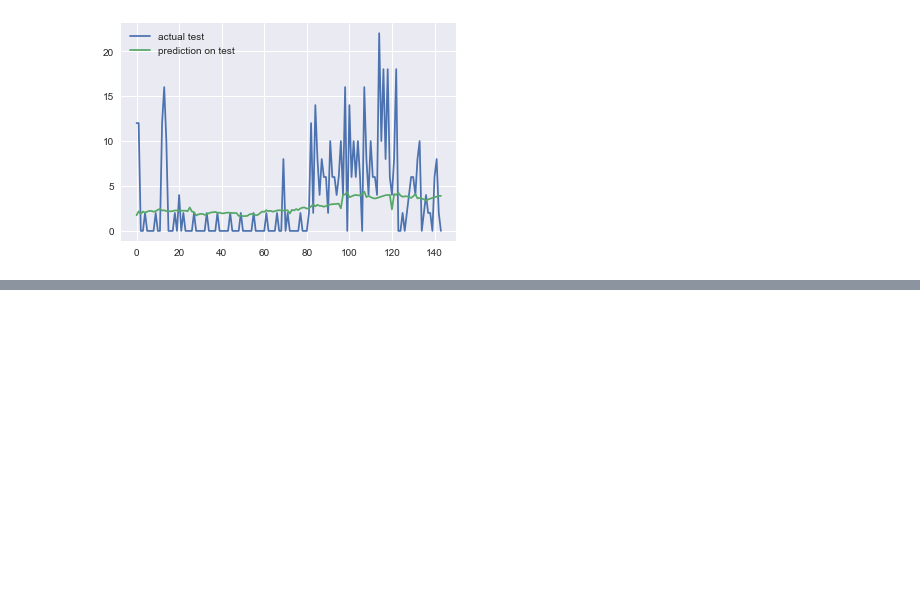
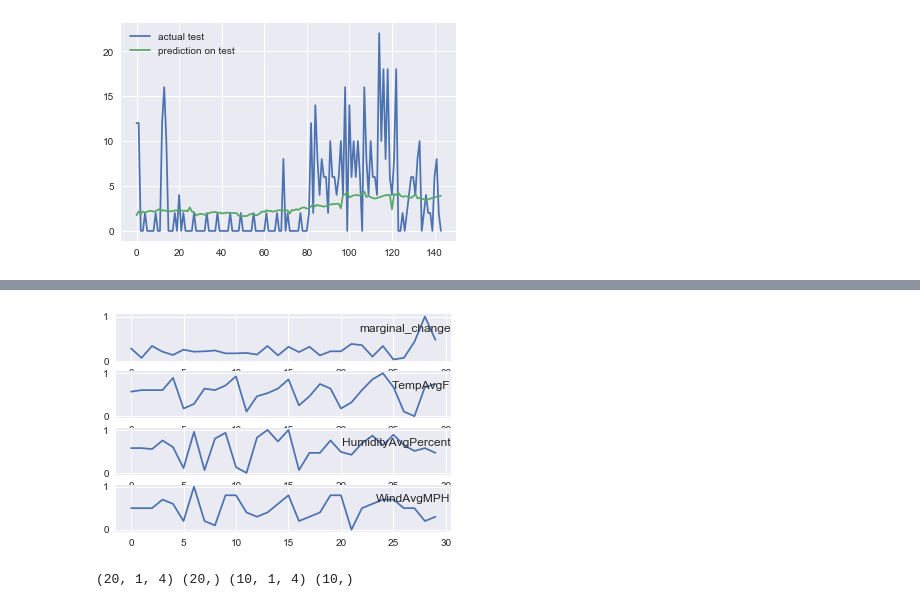
Before and after one commit to melvintzw/ee4211, a Jupyter notebook: part3_final.ipynb, the cells around one changed output, grey strips where cells are left out. Saved outputs shown, nothing was run; the diff lists cells and outputs as text; code cells hidden in the pictures; blank space fills up the shorter version.

Commit message:
added single step forecast

```diff
--- a/part3_final.ipynb
+++ b/part3_final.ipynb
@@ -385,0 +382,62 @@ plt.show()
+# %%
+from pandas import concat
+
+def series_to_supervised(data, n_in=1, n_out=1, dropnan=True):
+	n_vars = 1 if type(data) is list else data.shape[1]
+	df = pd.DataFrame(data)
+	cols, names = list(), list()
+	# input sequence (t-n, ... t-1)
+	for i in range(n_in, 0, -1):
+		cols.append(df.shift(i))
+		names += [('var%d(t-%d)' % (j+1, i)) for j in range(n_vars)]
+	# forecast sequence (t, t+1, ... t+n)
+	for i in range(0, n_out):
+		cols.append(df.shift(-i))
+		if i == 0:
+			names += [('var%d(t)' % (j+1)) for j in range(n_vars)]
+		else:
+			names += [('var%d(t+%d)' % (j+1, i)) for j in range(n_vars)]
+	# put it all together
+	agg = concat(cols, axis=1)
+	agg.columns = names
+	# drop rows with NaN values
+	if dropnan:
+		agg.dropna(inplace=True)
+	return agg
+# %%
+from sklearn.preprocessing import MinMaxScaler
+
+values = values.astype('float32')
+scaler = MinMaxScaler(feature_range=(0,1))
+scaled = scaler.fit_transform(values)
+reframed = series_to_supervised(scaled, 1, 1)
+reframed.drop(reframed.columns[[5, 6, 7]], axis=1, inplace=True)
+reframed
+
+groups = [0, 1, 2, 3]
+i = 1
+# plot each column
+plt.figure()
+for group in groups:
+	plt.subplot(len(groups), 1, i)
+	plt.plot(reframed.values[:, group])
+	plt.title(df_i.columns[group], y=0.5, loc='right')
+	i += 1
+plt.show()
+# %% [output]
+[figure, added]
+# %%
+# split into train and test set and restructuring data
+values = reframed.values
+n_train_hours = 20
+train = values[:n_train_hours, :]
+test = values[n_train_hours:, :]
+# split into input and outputs
+train_X, train_y = train[:, :-1], train[:, -1]
+test_X, test_y = test[:, :-1], test[:, -1]
+# reshape input to be 3D [samples, timesteps, features]
+train_X = train_X.reshape((train_X.shape[0], 1, train_X.shape[1]))
+test_X = test_X.reshape((test_X.shape[0], 1, test_X.shape[1]))
+print(train_X.shape, train_y.shape, test_X.shape, test_y.shape)
+# %% [output]
+(20, 1, 4) (20,) (10, 1, 4) (10,)
```
Also changed, not shown: parts of 7 cells of this notebook.
